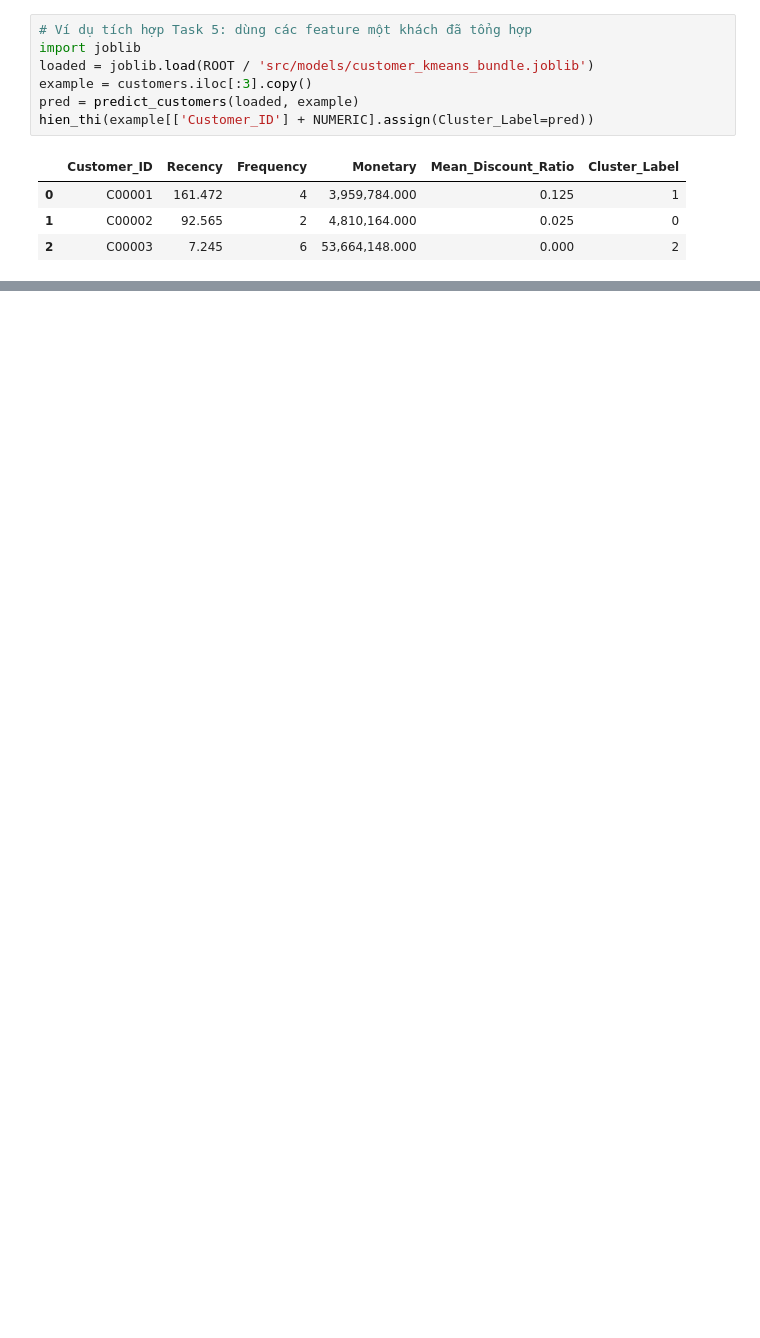
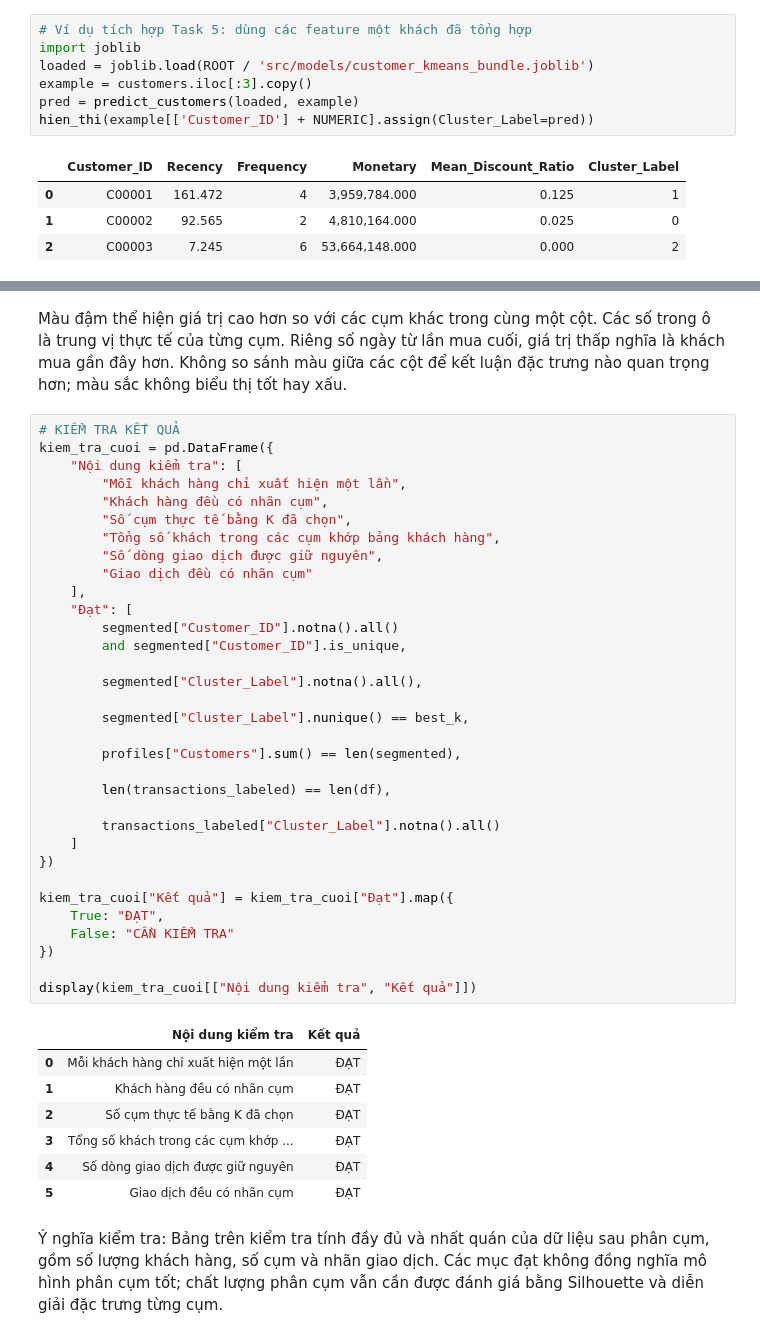
Before and after one commit to Myracc248/data-analysis-ai-nhom11, a Jupyter notebook: notebooks/07_kmeans.ipynb, the cells around one changed output, grey strips where cells are left out. Cells and saved outputs as stored; diff of their text form; blank space fills up the shorter version.

```diff
--- a/notebooks/07_kmeans.ipynb
+++ b/notebooks/07_kmeans.ipynb
@@ -334,0 +471,45 @@ hien_thi(example[['Customer_ID'] + NUMERIC].assign(Cluster_Label=pred))
+# %% [markdown]
+Màu đậm thể hiện giá trị cao hơn so với các cụm khác trong cùng một cột. Các số trong ô là trung vị thực tế của từng cụm. Riêng số ngày từ lần mua cuối, giá trị thấp nghĩa là khách mua gần đây hơn. Không so sánh màu giữa các cột để kết luận đặc trưng nào quan trọng hơn; màu sắc không biểu thị tốt hay xấu.
+# %%
+# KIỂM TRA KẾT QUẢ
+kiem_tra_cuoi = pd.DataFrame({
+    "Nội dung kiểm tra": [
+        "Mỗi khách hàng chỉ xuất hiện một lần",
+        "Khách hàng đều có nhãn cụm",
+        "Số cụm thực tế bằng K đã chọn",
+        "Tổng số khách trong các cụm khớp bảng khách hàng",
+        "Số dòng giao dịch được giữ nguyên",
+        "Giao dịch đều có nhãn cụm"
+    ],
+    "Đạt": [
+        segmented["Customer_ID"].notna().all()
+        and segmented["Customer_ID"].is_unique,
+
+        segmented["Cluster_Label"].notna().all(),
+
+        segmented["Cluster_Label"].nunique() == best_k,
+
+        profiles["Customers"].sum() == len(segmented),
+
+        len(transactions_labeled) == len(df),
+
+        transactions_labeled["Cluster_Label"].notna().all()
+    ]
+})
+
+kiem_tra_cuoi["Kết quả"] = kiem_tra_cuoi["Đạt"].map({
+    True: "ĐẠT",
+    False: "CẦN KIỂM TRA"
+})
+
+display(kiem_tra_cuoi[["Nội dung kiểm tra", "Kết quả"]])
+# %% [output]
+|  | Nội dung kiểm tra | Kết quả |
+| 0 | Mỗi khách hàng chỉ xuất hiện một lần | ĐẠT |
+| 1 | Khách hàng đều có nhãn cụm | ĐẠT |
+| 2 | Số cụm thực tế bằng K đã chọn | ĐẠT |
+| 3 | Tổng số khách trong các cụm khớp ... | ĐẠT |
+| 4 | Số dòng giao dịch được giữ nguyên | ĐẠT |
+| 5 | Giao dịch đều có nhãn cụm | ĐẠT |
+# %% [markdown]
+Ý nghĩa kiểm tra: Bảng trên kiểm tra tính đầy đủ và nhất quán của dữ liệu sau phân cụm, gồm số lượng khách hàng, số cụm và nhãn giao dịch. Các mục đạt không đồng nghĩa mô hình phân cụm tốt; chất lượng phân cụm vẫn cần được đánh giá bằng Silhouette và diễn giải đặc trưng từng cụm.
```
Also changed, not shown: parts of 10 cells of this notebook.
